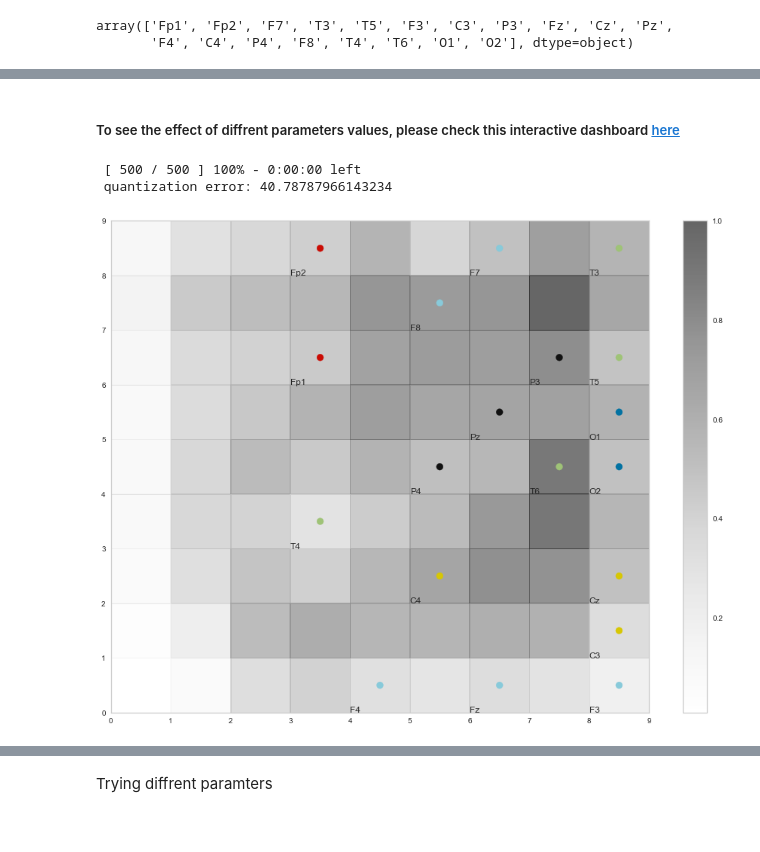
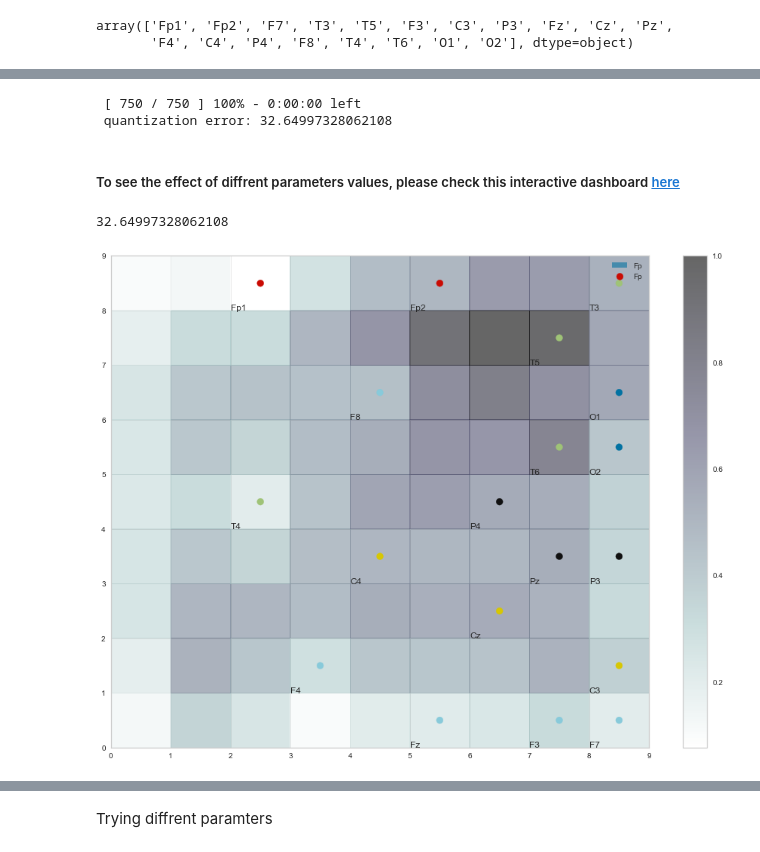
Before and after one commit to UBC-MDS/simpl_eeg_capstone, a Jupyter notebook: src/clustering/kmeans_MiniSom.ipynb, the cells around one changed output, grey strips where cells are left out. Drawn from its saved outputs; the diff is of its cells as text; code cells hidden in the pictures.

```diff
--- a/src/clustering/kmeans_MiniSom.ipynb
+++ b/src/clustering/kmeans_MiniSom.ipynb
@@ -34,7 +34,7 @@ import warnings
 warnings.filterwarnings('ignore')
 # %%
 # update figure size
-plt.rcParams['figure.figsize'] = [20, 10]
+plt.rcParams['figure.figsize'] = [16, 6]
 
 # random state to make results reproducible
 random_state = 42
@@ -225,34 +230,38 @@ dft=dft.values
 # %%
 som = MiniSom(9, 9, dft.shape[1], sigma=1.5, learning_rate=.5, neighborhood_function='gaussian', random_seed=0)
+som.pca_weights_init(dft)
+som.train(dft, 750, verbose=True)
+# %% [output]
+ [ 750 / 750 ] 100% - 0:00:00 left
+ quantization error: 32.64997328062108
 # %% [markdown]
 ##### To see the effect of diffrent parameters values, please check this interactive dashboard [here](https://share.streamlit.io/justglowing/minisom/dashboard/dashboard.py)
 # %%
-som.pca_weights_init(dft)
+som.quantization_error(dft)
+# %% [output]
+32.64997328062108
-# %%
-som.train(dft, 500, verbose=True)
-# %% [output]
- [ 500 / 500 ] 100% - 0:00:00 left
- quantization error: 40.78787966143234
 # %%
 w_x, w_y = zip(*[som.winner(d) for d in dft])
 w_x = np.array(w_x)
 w_y = np.array(w_y)
 
 electrodes = np.array(df.columns)
 lobes = [x[:-1] for x in electrodes]
 
+# Color the electrode by the brain lobes
 colormap = {'Fp' : 'r', 'F': 'c', 'O': 'b', 'T': 'g', 'C': 'y', 'P':'k'}
 colors = [colormap[lobe] for lobe in lobes]
 
 plt.figure(figsize=(16, 12))
-plt.pcolor(som.distance_map().T, cmap='Greys', alpha=.6)
+plt.pcolor(som.distance_map().T, cmap='bone_r', alpha=.6)
 plt.colorbar()
 plt.scatter(w_x+0.5, w_y+0.5, label = lobes, c = colors, s=80)
 
 for x, y, text in zip(w_x, w_y, df.columns):
     plt.text(x, y, text)
 # plt.scatter(w_x+0.5+(np.random.rand(len(w_x))-0.5)*.8, w_y+0.5+(np.random.rand(len(w_y))-0.5)*.8, label = df.columns)
 plt.grid()
+plt.legend(lobes)
 plt.show()
 # %% [output]
-[figure, old version]
+[figure, new version]
```
Also changed, not shown: parts of 30 cells of this notebook.
